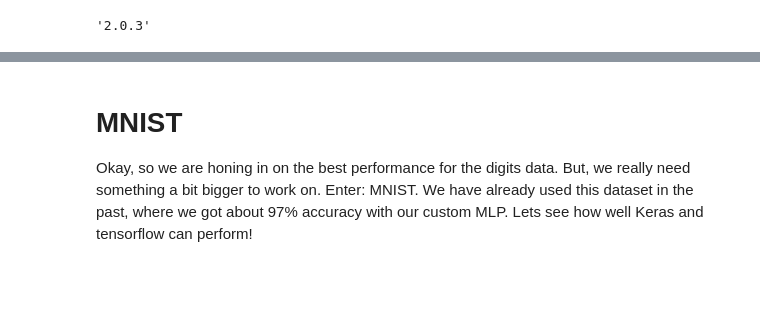
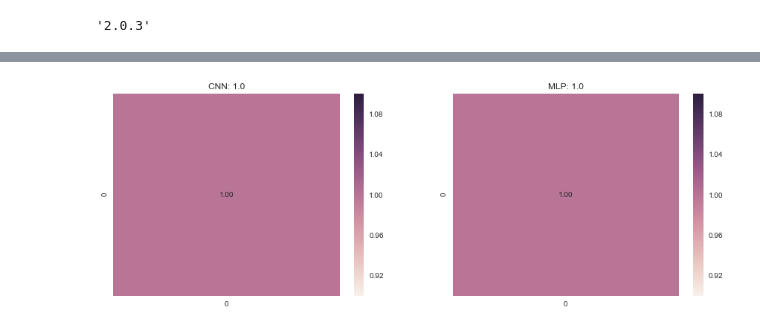
Before and after one commit to MachineLearning-FA2017/Lab8, a Jupyter notebook: CNN Van.ipynb, the cells around one changed output, grey strips where cells are left out. Drawn from its saved outputs; the diff is of its cells as text; code cells hidden in the pictures; blank space fills up the shorter version.

```diff
--- a/CNN Van.ipynb
+++ b/CNN Van.ipynb
@@ -324,7 +349,7 @@ compare_mlp_cnn(cnn3,mlp,X_test,y_test)
 #    2. add another conv/pool layer with increasing num filters
 #    3. add more layers once flattened
 cnn4 = Sequential()
-cnn4.add(Reshape((1,8,8), input_shape=(1,64)))
+cnn4.add(Reshape((1,300,300), input_shape=(1,90000)))
 
 num_filt_layers = [24, 48]
 for num_filters in num_filt_layers:
@@ -350,7 +375,8 @@ cnn4.compile(loss='mean_squared_error',
 # we need to exapnd the dimensions here to give the
 #   "channels" dimension expected by Keras
 cnn4.fit(np.expand_dims(X_train, axis=1), y_train_ohe,
-        batch_size=64, epochs=100,
+        batch_size=64, epochs=1,
         shuffle=True, verbose=0)
 
 compare_mlp_cnn(cnn4,mlp,X_test,y_test)
+# %% [output]
@@ -357,3 +385 @@ compare_mlp_cnn(cnn4,mlp,X_test,y_test)
+[figure, added]
-# %% [markdown]
-# MNIST
-Okay, so we are honing in on the best performance for the digits data. But, we really need something a bit bigger to work on. Enter: MNIST. We have already used this dataset in the past, where we got about 97% accuracy with our custom MLP. Lets see how well Keras and tensorflow can perform!
```
Also changed, not shown: parts of 25 cells of this notebook.
